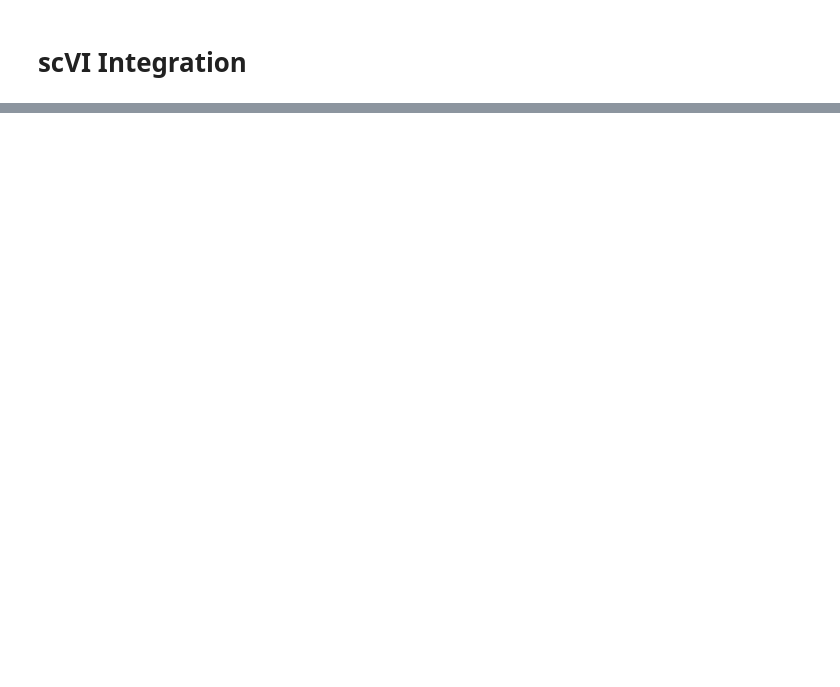
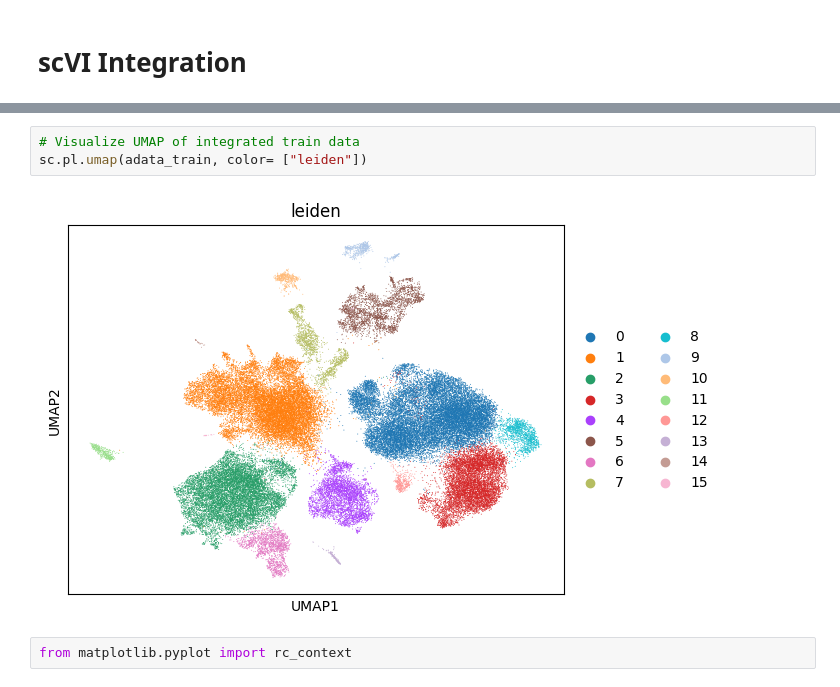
Before and after one commit to SaidAlkildani/EndoGyn, a Jupyter notebook: Integration_in_ETL.ipynb, the cells around one changed output, grey strips where cells are left out. Cells and saved outputs as stored; diff of their text form; blank space fills up the shorter version.

```diff
--- a/Integration_in_ETL.ipynb
+++ b/Integration_in_ETL.ipynb
@@ -207,0 +263,7 @@ norm_test_df.to_parquet(os.path.join(processed_data_path, "scvi_normalized_test.
+# %%
+# Visualize UMAP of integrated train data
+sc.pl.umap(adata_train, color= ["leiden"])
+# %% [output]
+[figure, added]
+# %%
+from matplotlib.pyplot import rc_context
```
Also changed, not shown: parts of 39 cells of this notebook.
